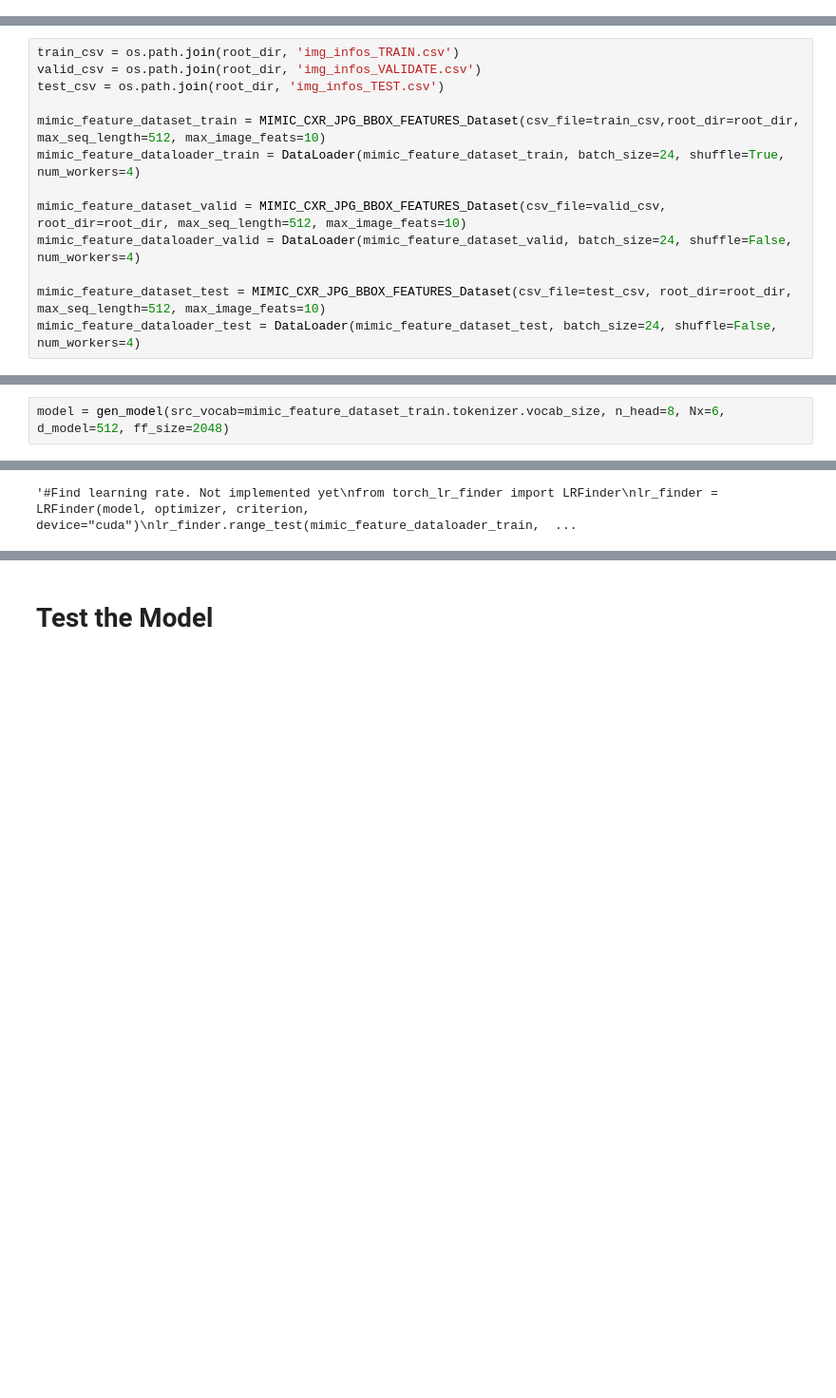
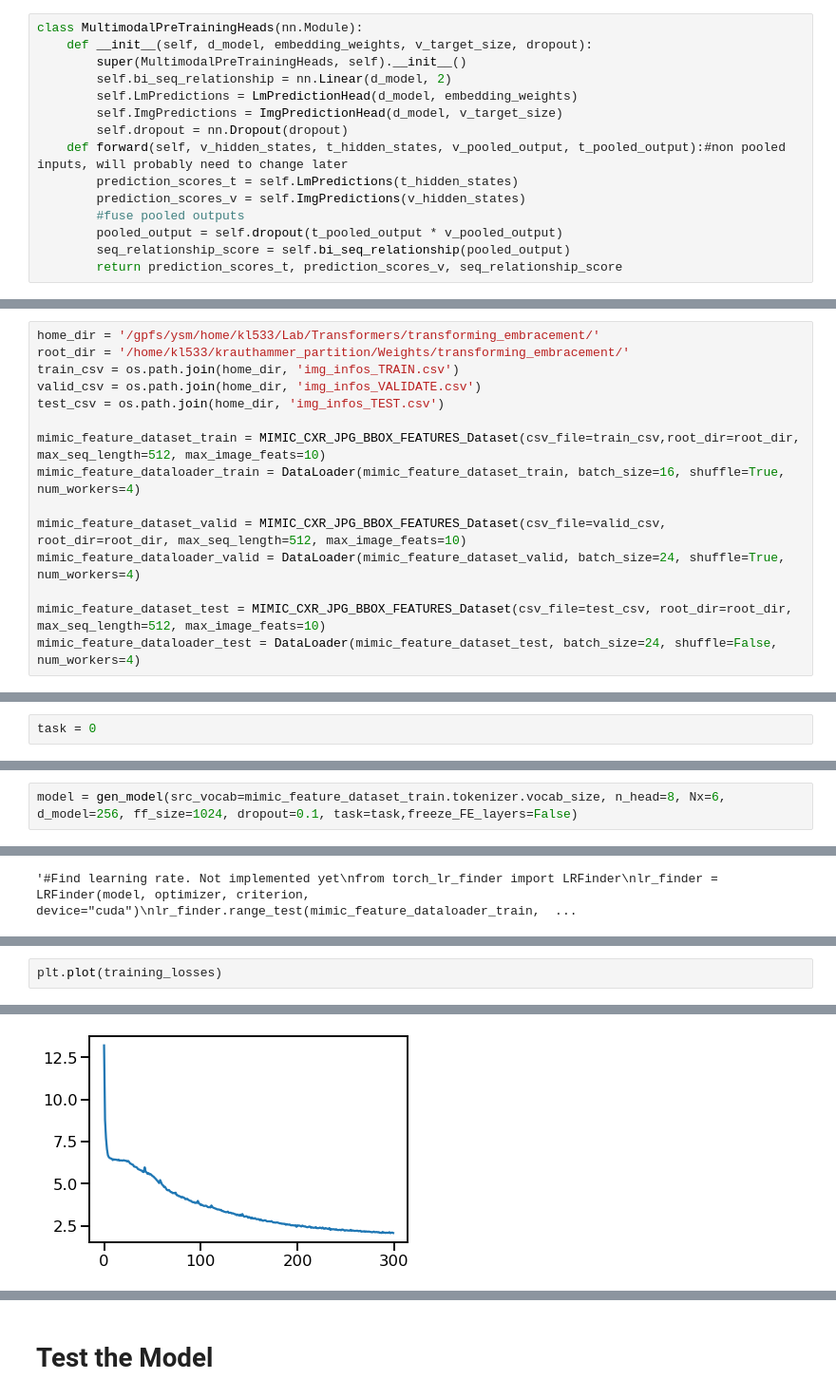
Before and after one commit to kevkid/transforming_embracement, a Jupyter notebook: Transforming Embracement.ipynb, the cells around one changed output, grey strips where cells are left out. Shown: that part at 95% size. Drawn from its saved outputs; the diff is of its cells as text; blank space fills up the shorter version.

```diff
--- a/Transforming Embracement.ipynb
+++ b/Transforming Embracement.ipynb
@@ -234,3 +280,18 @@ class TerminalNetwork(nn.Module):#output of model
+# %%
+class MultimodalPreTrainingHeads(nn.Module):
+    def __init__(self, d_model, embedding_weights, v_target_size, dropout):
+        super(MultimodalPreTrainingHeads, self).__init__()
+        self.bi_seq_relationship = nn.Linear(d_model, 2)
+        self.LmPredictions = LmPredictionHead(d_model, embedding_weights)
+        self.ImgPredictions = ImgPredictionHead(d_model, v_target_size)
+        self.dropout = nn.Dropout(dropout)
+    def forward(self, v_hidden_states, t_hidden_states, v_pooled_output, t_pooled_output):#non pooled inputs, will probably need to change later
+        prediction_scores_t = self.LmPredictions(t_hidden_states)
+        prediction_scores_v = self.ImgPredictions(v_hidden_states)
+        #fuse pooled outputs
+        pooled_output = self.dropout(t_pooled_output * v_pooled_output)
+        seq_relationship_score = self.bi_seq_relationship(pooled_output)
+        return prediction_scores_t, prediction_scores_v, seq_relationship_score
 # %%
 class BertImageEmbeddings(nn.Module):
     """Construct the embeddings from image, spatial location (omit now) and token_type embeddings.
@@ -474,13 +775,15 @@ class MIMIC_CXR_JPG_BBOX_FEATURES_Dataset(Dataset):
 # %%
-train_csv = os.path.join(root_dir, 'img_infos_TRAIN.csv')
-valid_csv = os.path.join(root_dir, 'img_infos_VALIDATE.csv')
-test_csv = os.path.join(root_dir, 'img_infos_TEST.csv')
+home_dir = '/gpfs/ysm/home/kl533/Lab/Transformers/transforming_embracement/'
+root_dir = '/home/kl533/krauthammer_partition/Weights/transforming_embracement/'
+train_csv = os.path.join(home_dir, 'img_infos_TRAIN.csv')
+valid_csv = os.path.join(home_dir, 'img_infos_VALIDATE.csv')
+test_csv = os.path.join(home_dir, 'img_infos_TEST.csv')
 
 mimic_feature_dataset_train = MIMIC_CXR_JPG_BBOX_FEATURES_Dataset(csv_file=train_csv,root_dir=root_dir, max_seq_length=512, max_image_feats=10)
-mimic_feature_dataloader_train = DataLoader(mimic_feature_dataset_train, batch_size=24, shuffle=True, num_workers=4)
+mimic_feature_dataloader_train = DataLoader(mimic_feature_dataset_train, batch_size=16, shuffle=True, num_workers=4)
 
 mimic_feature_dataset_valid = MIMIC_CXR_JPG_BBOX_FEATURES_Dataset(csv_file=valid_csv, root_dir=root_dir, max_seq_length=512, max_image_feats=10)
-mimic_feature_dataloader_valid = DataLoader(mimic_feature_dataset_valid, batch_size=24, shuffle=False, num_workers=4)
+mimic_feature_dataloader_valid = DataLoader(mimic_feature_dataset_valid, batch_size=24, shuffle=True, num_workers=4)
 
 mimic_feature_dataset_test = MIMIC_CXR_JPG_BBOX_FEATURES_Dataset(csv_file=test_csv, root_dir=root_dir, max_seq_length=512, max_image_feats=10)
 mimic_feature_dataloader_test = DataLoader(mimic_feature_dataset_test, batch_size=24, shuffle=False, num_workers=4)
@@ -491,4 +798,6 @@ I0720 16:38:16.297834 47629321225088 tokenization_utils_base.py:1233] loading fi
+# %%
+task = 0
 # %% [markdown]
 ### Generate a model with parameters
 # %%
-model = gen_model(src_vocab=mimic_feature_dataset_train.tokenizer.vocab_size, n_head=8, Nx=6, d_model=512, ff_size=2048)
+model = gen_model(src_vocab=mimic_feature_dataset_train.tokenizer.vocab_size, n_head=8, Nx=6, d_model=256, ff_size=1024, dropout=0.1, task=task,freeze_FE_layers=False)
@@ -528,0 +942,3 @@ lr_finder.reset()'''
+# %%
+plt.plot(training_losses)
+# %% [output]
@@ -528,0 +946 @@ lr_finder.reset()'''
+[figure, added]
```
Also changed, not shown: parts of 119 cells of this notebook.
